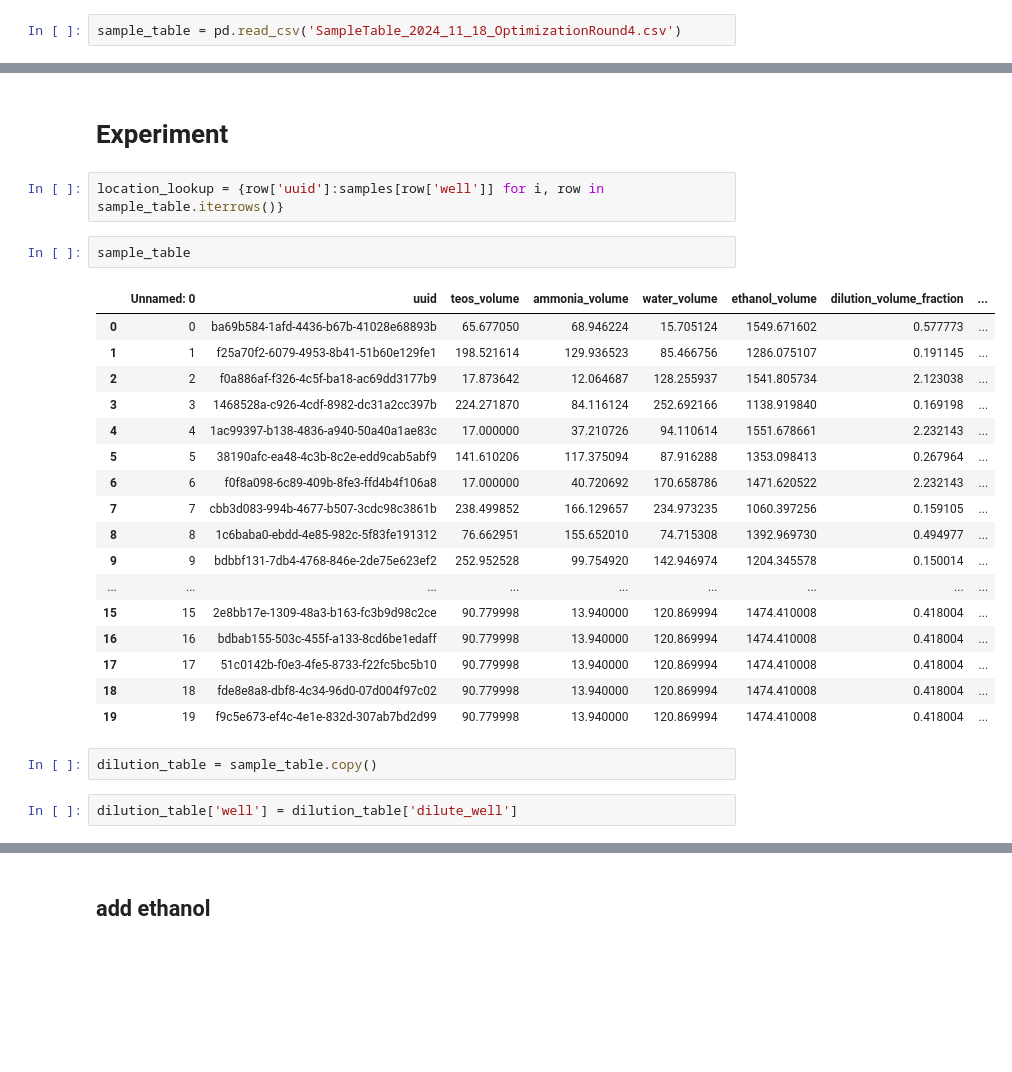
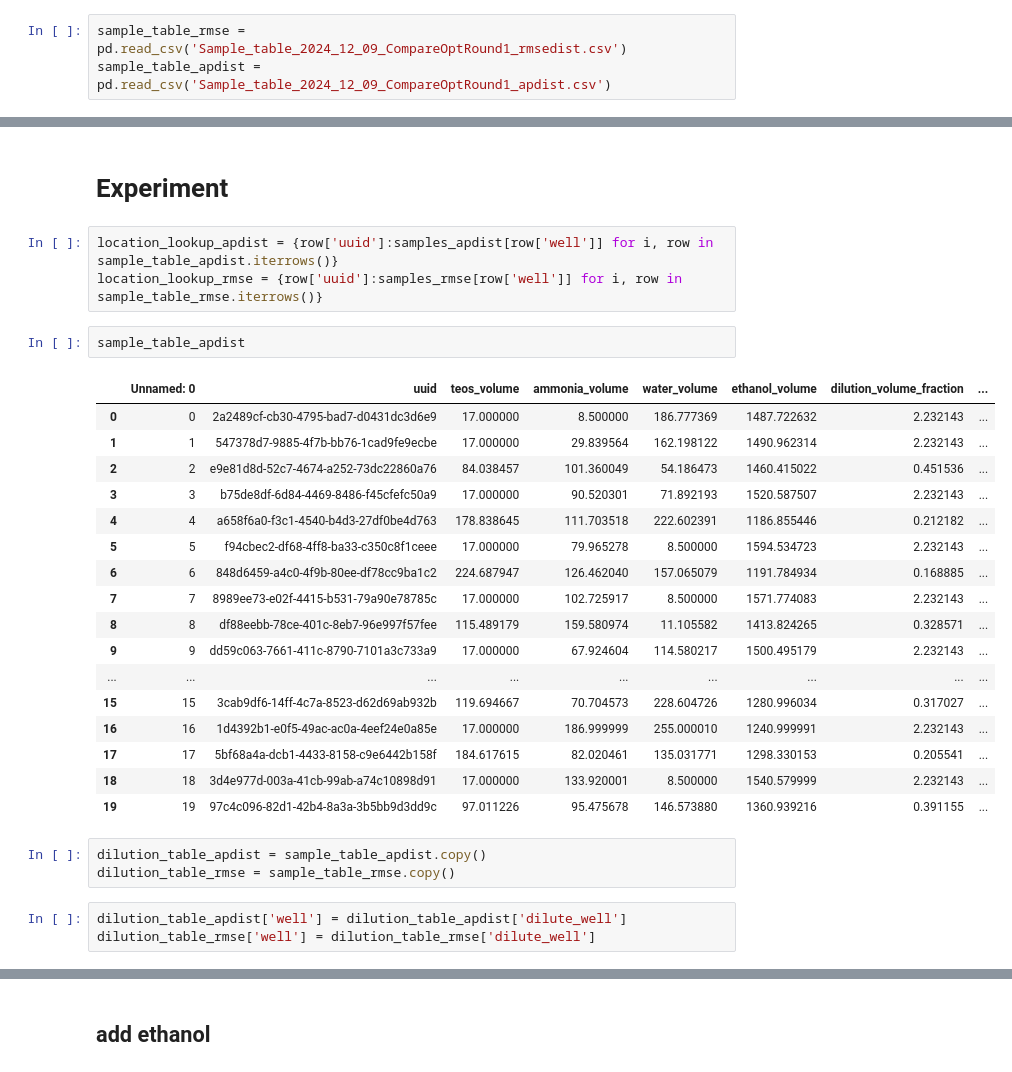
Before and after one commit to pozzo-research-group/silica-np-synthesis, a Jupyter notebook: 2024_12_09_DistCompare_round1/2024_12_09_OptimizationCompare_round1.ipynb, the cells around one changed output, grey strips where cells are left out. Drawn from its saved outputs; the diff is of its cells as text; blank space fills up the shorter version.

```diff
--- a/2024_12_09_DistCompare_round1/2024_12_09_OptimizationCompare_round1.ipynb
+++ b/2024_12_09_DistCompare_round1/2024_12_09_OptimizationCompare_round1.ipynb
@@ -30,5 +30,6 @@ logger.info('Homed Jubilee')
 # %%
 deck = jubilee.load_deck('lab_automation_deck_AFL_bolton.json')
 # %%
-sample_table = pd.read_csv('SampleTable_2024_11_18_OptimizationRound4.csv')
+sample_table_rmse = pd.read_csv('Sample_table_2024_12_09_CompareOptRound1_rmsedist.csv')
+sample_table_apdist = pd.read_csv('Sample_table_2024_12_09_CompareOptRound1_apdist.csv')
 # %%
@@ -217,29 +235,32 @@ jubilee.park_tool()
 # %% [markdown]
 # Experiment
 # %%
-location_lookup = {row['uuid']:samples[row['well']] for i, row in sample_table.iterrows()}
+location_lookup_apdist = {row['uuid']:samples_apdist[row['well']] for i, row in sample_table_apdist.iterrows()}
+location_lookup_rmse = {row['uuid']:samples_rmse[row['well']] for i, row in sample_table_rmse.iterrows()}
 # %%
-sample_table
+sample_table_apdist
 # %% [output]
 |  | Unnamed: 0 | uuid | teos_volume | ammonia_volume | water_volume | ethanol_volume | dilution_volume_fraction | ... |
-| 0 | 0 | ba69b584-1afd-4436-b67b-41028e68893b | 65.677050 | 68.946224 | 15.705124 | 1549.671602 | 0.577773 | ... |
-| 1 | 1 | f25a70f2-6079-4953-8b41-51b60e129fe1 | 198.521614 | 129.936523 | 85.466756 | 1286.075107 | 0.191145 | ... |
-| 2 | 2 | f0a886af-f326-4c5f-ba18-ac69dd3177b9 | 17.873642 | 12.064687 | 128.255937 | 1541.805734 | 2.123038 | ... |
-| 3 | 3 | 1468528a-c926-4cdf-8982-dc31a2cc397b | 224.271870 | 84.116124 | 252.692166 | 1138.919840 | 0.169198 | ... |
-| 4 | 4 | 1ac99397-b138-4836-a940-50a40a1ae83c | 17.000000 | 37.210726 | 94.110614 | 1551.678661 | 2.232143 | ... |
-| 5 | 5 | 38190afc-ea48-4c3b-8c2e-edd9cab5abf9 | 141.610206 | 117.375094 | 87.916288 | 1353.098413 | 0.267964 | ... |
-| 6 | 6 | f0f8a098-6c89-409b-8fe3-ffd4b4f106a8 | 17.000000 | 40.720692 | 170.658786 | 1471.620522 | 2.232143 | ... |
-| 7 | 7 | cbb3d083-994b-4677-b507-3cdc98c3861b | 238.499852 | 166.129657 | 234.973235 | 1060.397256 | 0.159105 | ... |
-| 8 | 8 | 1c6baba0-ebdd-4e85-982c-5f83fe191312 | 76.662951 | 155.652010 | 74.715308 | 1392.969730 | 0.494977 | ... |
-| 9 | 9 | bdbbf131-7db4-4768-846e-2de75e623ef2 | 252.952528 | 99.754920 | 142.946974 | 1204.345578 | 0.150014 | ... |
+| 0 | 0 | 2a2489cf-cb30-4795-bad7-d0431dc3d6e9 | 17.000000 | 8.500000 | 186.777369 | 1487.722632 | 2.232143 | ... |
+| 1 | 1 | 547378d7-9885-4f7b-bb76-1cad9fe9ecbe | 17.000000 | 29.839564 | 162.198122 | 1490.962314 | 2.232143 | ... |
+| 2 | 2 | e9e81d8d-52c7-4674-a252-73dc22860a76 | 84.038457 | 101.360049 | 54.186473 | 1460.415022 | 0.451536 | ... |
+| 3 | 3 | b75de8df-6d84-4469-8486-f45cfefc50a9 | 17.000000 | 90.520301 | 71.892193 | 1520.587507 | 2.232143 | ... |
+| 4 | 4 | a658f6a0-f3c1-4540-b4d3-27df0be4d763 | 178.838645 | 111.703518 | 222.602391 | 1186.855446 | 0.212182 | ... |
+| 5 | 5 | f94cbec2-df68-4ff8-ba33-c350c8f1ceee | 17.000000 | 79.965278 | 8.500000 | 1594.534723 | 2.232143 | ... |
+| 6 | 6 | 848d6459-a4c0-4f9b-80ee-df78cc9ba1c2 | 224.687947 | 126.462040 | 157.065079 | 1191.784934 | 0.168885 | ... |
+| 7 | 7 | 8989ee73-e02f-4415-b531-79a90e78785c | 17.000000 | 102.725917 | 8.500000 | 1571.774083 | 2.232143 | ... |
+| 8 | 8 | df88eebb-78ce-401c-8eb7-96e997f57fee | 115.489179 | 159.580974 | 11.105582 | 1413.824265 | 0.328571 | ... |
+| 9 | 9 | dd59c063-7661-411c-8790-7101a3c733a9 | 17.000000 | 67.924604 | 114.580217 | 1500.495179 | 2.232143 | ... |
 | ... | ... | ... | ... | ... | ... | ... | ... | ... |
-| 15 | 15 | 2e8bb17e-1309-48a3-b163-fc3b9d98c2ce | 90.779998 | 13.940000 | 120.869994 | 1474.410008 | 0.418004 | ... |
-| 16 | 16 | bdbab155-503c-455f-a133-8cd6be1edaff | 90.779998 | 13.940000 | 120.869994 | 1474.410008 | 0.418004 | ... |
-| 17 | 17 | 51c0142b-f0e3-4fe5-8733-f22fc5bc5b10 | 90.779998 | 13.940000 | 120.869994 | 1474.410008 | 0.418004 | ... |
-| 18 | 18 | fde8e8a8-dbf8-4c34-96d0-07d004f97c02 | 90.779998 | 13.940000 | 120.869994 | 1474.410008 | 0.418004 | ... |
-| 19 | 19 | f9c5e673-ef4c-4e1e-832d-307ab7bd2d99 | 90.779998 | 13.940000 | 120.869994 | 1474.410008 | 0.418004 | ... |
+| 15 | 15 | 3cab9df6-14ff-4c7a-8523-d62d69ab932b | 119.694667 | 70.704573 | 228.604726 | 1280.996034 | 0.317027 | ... |
+| 16 | 16 | 1d4392b1-e0f5-49ac-ac0a-4eef24e0a85e | 17.000000 | 186.999999 | 255.000010 | 1240.999991 | 2.232143 | ... |
+| 17 | 17 | 5bf68a4a-dcb1-4433-8158-c9e6442b158f | 184.617615 | 82.020461 | 135.031771 | 1298.330153 | 0.205541 | ... |
+| 18 | 18 | 3d4e977d-003a-41cb-99ab-a74c10898d91 | 17.000000 | 133.920001 | 8.500000 | 1540.579999 | 2.232143 | ... |
+| 19 | 19 | 97c4c096-82d1-42b4-8a3a-3b5bb9d3dd9c | 97.011226 | 95.475678 | 146.573880 | 1360.939216 | 0.391155 | ... |
 # %%
-dilution_table = sample_table.copy()
+dilution_table_apdist = sample_table_apdist.copy()
+dilution_table_rmse = sample_table_rmse.copy()
 # %%
-dilution_table['well'] = dilution_table['dilute_well']
+dilution_table_apdist['well'] = dilution_table_apdist['dilute_well']
+dilution_table_rmse['well'] = dilution_table_rmse['dilute_well']
 # %%
```
Also changed, not shown: parts of 50 cells of this notebook, 1 other file.
